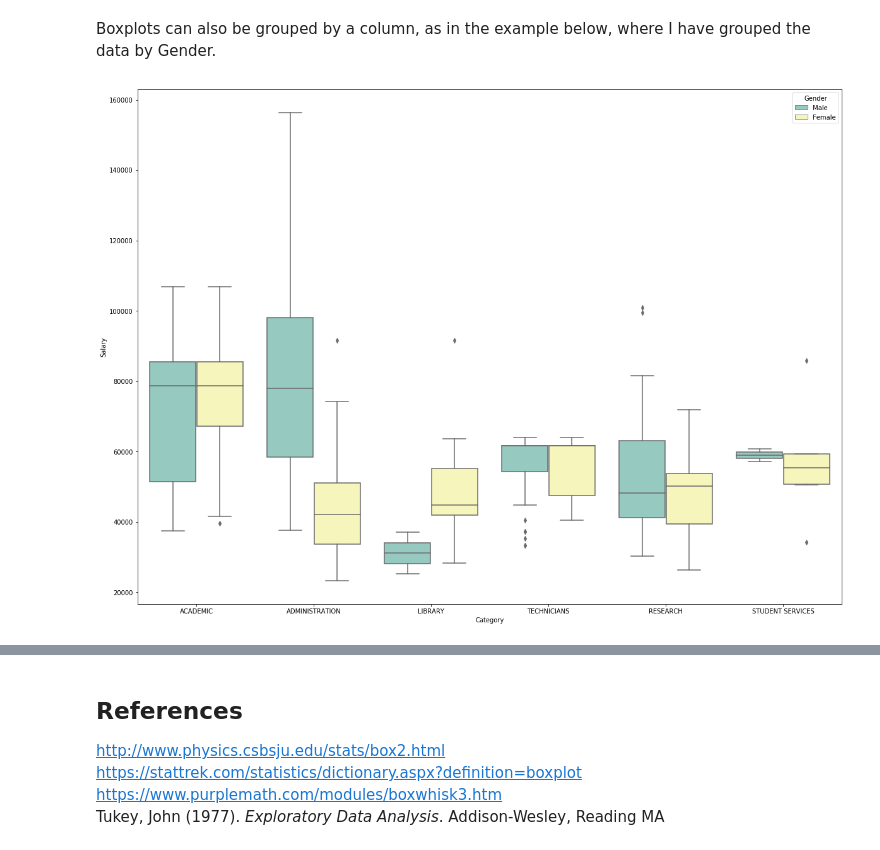
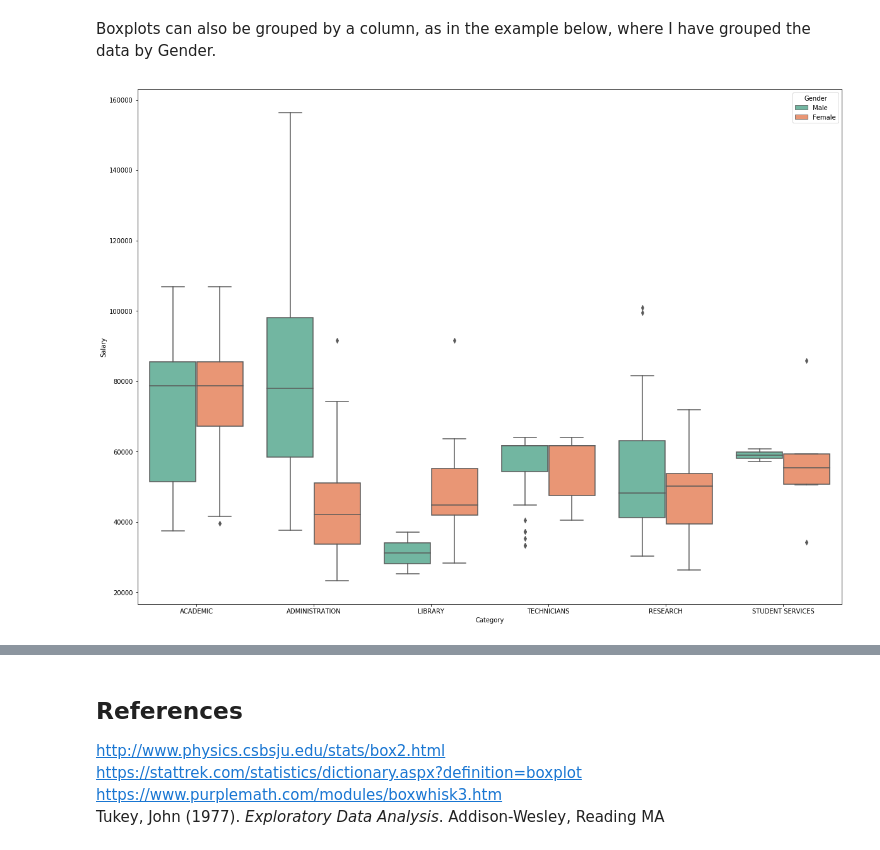
Before and after one commit to paulacduffy/boxplotsproject, a Jupyter notebook: Box Plots & their uses.ipynb, the cells around one changed output, grey strips where cells are left out. Saved outputs shown, nothing was run; the diff lists cells and outputs as text; code cells hidden in the pictures.

```diff
--- a/Box Plots & their uses.ipynb
+++ b/Box Plots & their uses.ipynb
@@ -92,8 +92,8 @@ Boxplots can also be grouped by a column, as in the example below, where I have
 # %%
 %matplotlib inline
 plt.figure(figsize=(20,15))
-sns.boxplot(x="Category", y="Salary", hue="Gender", data=ndf, palette="Set3")
+sns.boxplot(x="Category", y="Salary", hue="Gender", data=ndf, palette="Set2")
 plt.show()
 # %% [output]
-[figure, old version]
+[figure, new version]
 # %% [markdown]
```
Also changed, not shown: parts of 2 cells of this notebook.
